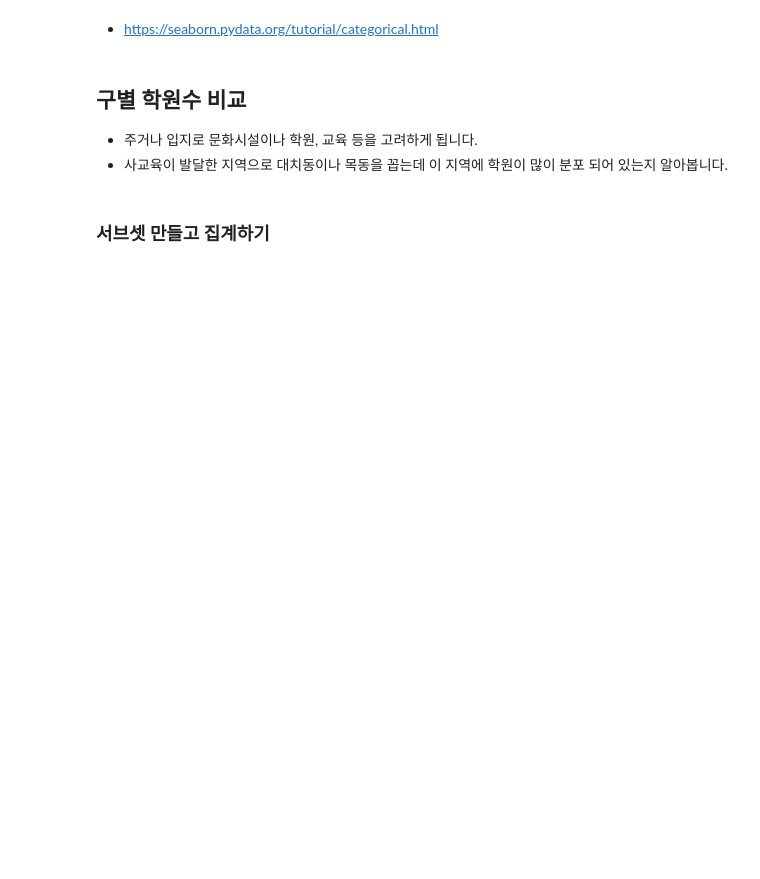
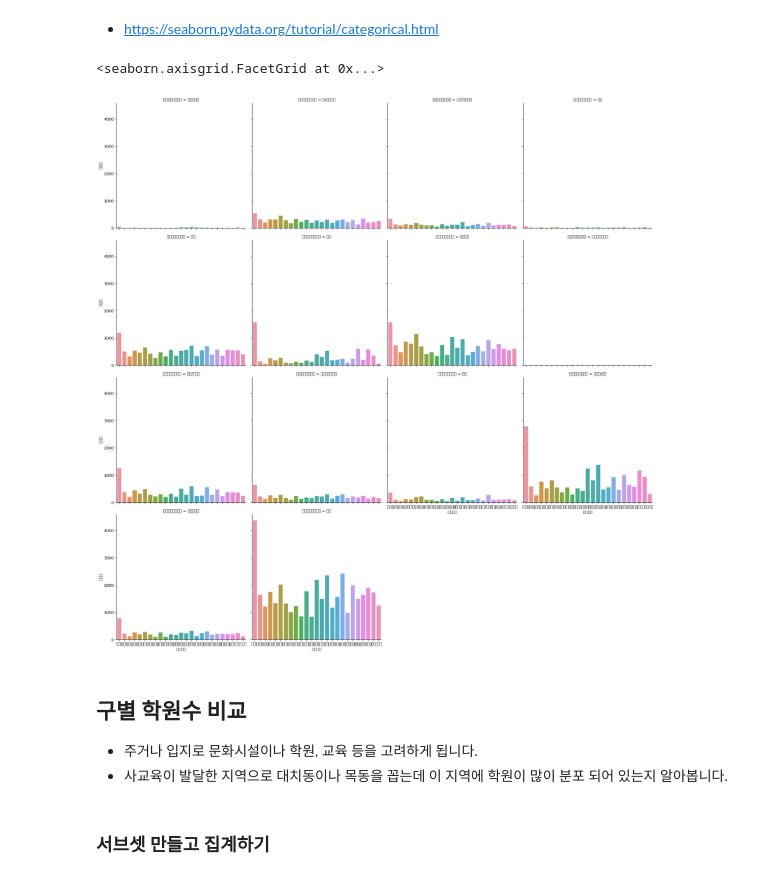
Before and after one commit to seonwoojh/Python_Tutorial, a Jupyter notebook: 02-store-eda-input.ipynb, the cells around one changed output. Cells and saved outputs as stored; diff of their text form; code cells hidden in the pictures; blank space fills up the shorter version.

```diff
--- a/02-store-eda-input.ipynb
+++ b/02-store-eda-input.ipynb
@@ -742,3 +897,11 @@ sns.lmplot(data=df.sample(1000), x="경도", y="위도", hue="시도명", col="
+# %%
+# catplot을 사용하여 서브프롯을 그립니다.
+
+sns.catplot(data=food, x="시군구명", y="상호수",
+            kind="bar", col="상권업종중분류명", col_wrap=4)
+# %% [output]
+<seaborn.axisgrid.FacetGrid at 0x...>
+[figure, added]
 # %% [markdown]
 ## 구별 학원수 비교
 * 주거나 입지로 문화시설이나 학원, 교육 등을 고려하게 됩니다.
```
Also changed, not shown: parts of 48 cells of this notebook.
